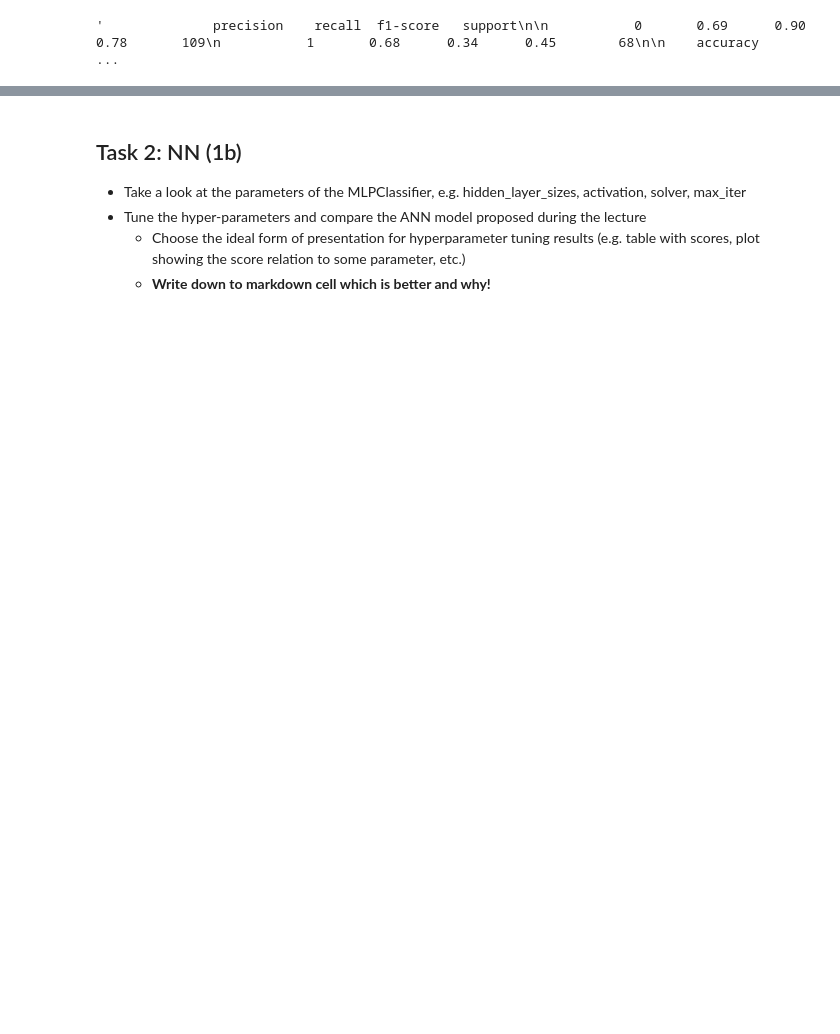
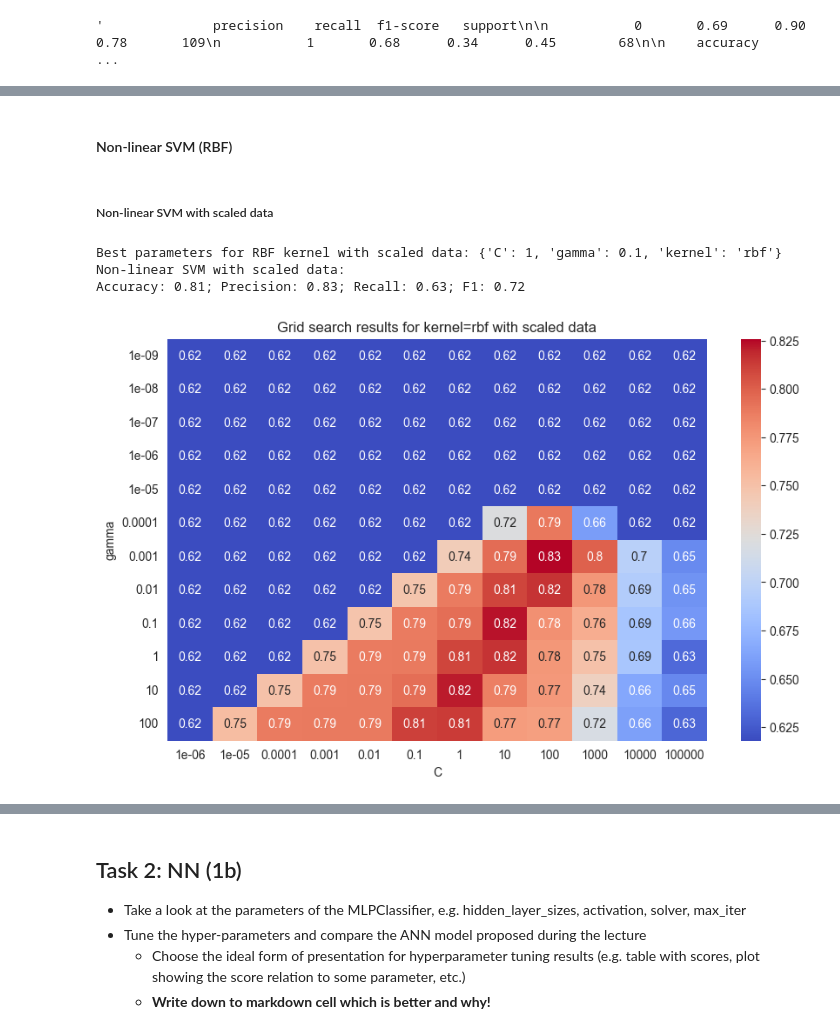
Before and after one commit to SLI0124/strojove-uceni, a Jupyter notebook: tasks/task6.ipynb, the cells around one changed output, grey strips where cells are left out. Drawn from its saved outputs; the diff is of its cells as text; code cells hidden in the pictures; blank space fills up the shorter version.

```diff
--- a/tasks/task6.ipynb
+++ b/tasks/task6.ipynb
@@ -729,8 +711,9 @@ plt.show()
 #### Non-linear SVM with scaled data
 # %%
 model_svc = SVC()
-model_svc.fit(X_train, y_train)
+model_svc.fit(X_train_scaled, y_train)
 # %% [output]
 SVC()
 # %%
-predictions_rbf_non_scaled = model_svc.predict(X_test)
+predictions_rbf_scaled = model_svc.predict(X_test_scaled)
+predictions_rbf_scaled
@@ -737,6 +730,6 @@ predictions_rbf_non_scaled = model_svc.predict(X_test)
 # %%
-rbf_grid_non_scaled = GridSearchCV(SVC(), param_grid, refit=True, verbose=3)
+rbf_grid_scaled = GridSearchCV(SVC(), param_grid, refit=True, verbose=3, n_jobs=-1)
 # %%
-rbf_grid_non_scaled.fit(X_train, y_train)
+rbf_grid_scaled.fit(X_train_scaled, y_train)
 # %% [output]
 Fitting 5 folds for each of 144 candidates, totalling 720 fits
@@ -860,0 +851,19 @@ plt.show()
+# %% [markdown]
+
+#### Non-linear SVM (RBF)
+# %% [markdown]
+
+##### Non-linear SVM with scaled data
+# %%
+rbf_scaled_accuracy, rbf_scaled_precision, rbf_scaled_recall, rbf_scaled_f1 = calculate_metrics(y_test,
+                                                                                                predictions_rbf_scaled)
+print(f"Best parameters for RBF kernel with scaled data: {rbf_grid_scaled.best_params_}")
+print(f'Non-linear SVM with scaled data: \nAccuracy: {rbf_scaled_accuracy:.2}; '
+      f'Precision: {rbf_scaled_precision:.2}; Recall: {rbf_scaled_recall:.2}; F1: {rbf_scaled_f1:.2}')
+plot_grid_search(rbf_grid_scaled.cv_results_, C_list, gamma_list, 'C', 'gamma',
+                 'Grid search results for kernel=rbf with scaled data')
+# %% [output]
+Best parameters for RBF kernel with scaled data: {'C': 1, 'gamma': 0.1, 'kernel': 'rbf'}
+Non-linear SVM with scaled data:
+Accuracy: 0.81; Precision: 0.83; Recall: 0.63; F1: 0.72
+[figure, added]
```
Also changed, not shown: parts of 85 cells of this notebook.
